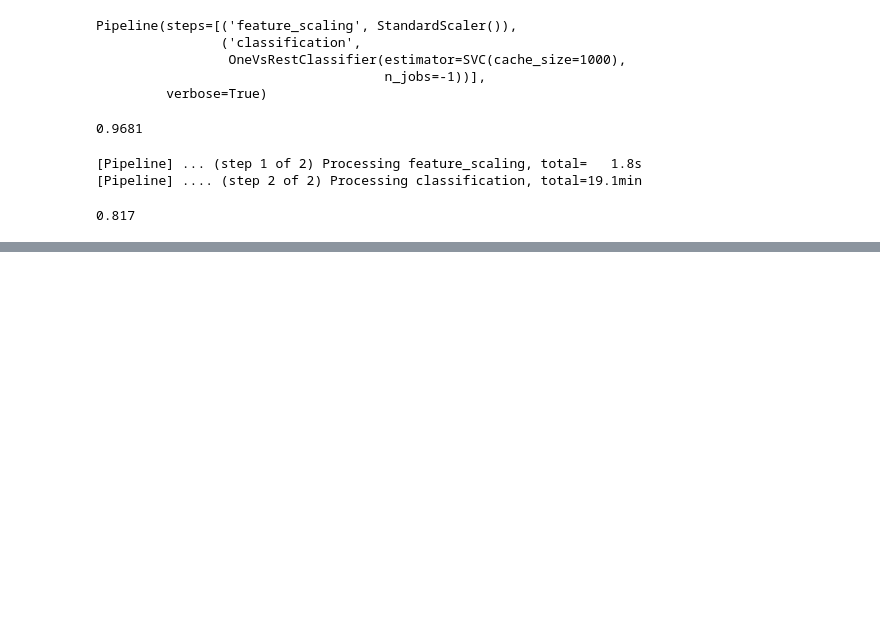
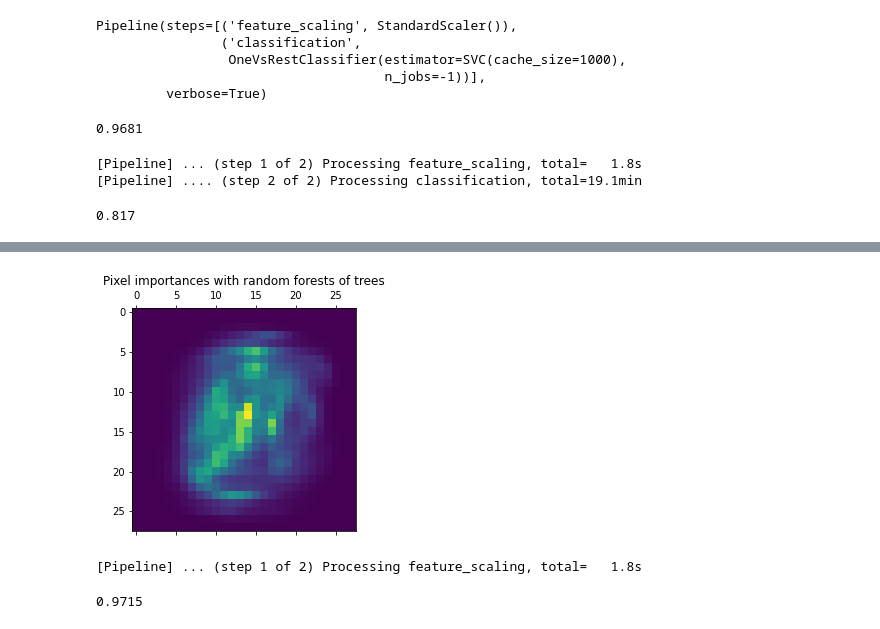
Before and after one commit to philj0st/MNIST-Digit-Classification, a Jupyter notebook: MNIST-Digits.ipynb, the cells around one changed output, grey strips where cells are left out. Cells and saved outputs as stored; diff of their text form; code cells hidden in the pictures; blank space fills up the shorter version.

```diff
--- a/MNIST-Digits.ipynb
+++ b/MNIST-Digits.ipynb
@@ -511,0 +580,9 @@ sigmoidSVC.score(X_test,y_test)
+# %%
+from sklearn.neighbors import KNeighborsClassifier
+knnC = KNeighborsClassifier(n_neighbors=5,weights='distance', n_jobs=-1)
+knnC.fit(X_train, y_train)
+# weights k score
+# distance 5 0.9691
+# distance 10 0.9684
+# uniform 10  0.9665
+# uniform 100 0.944
@@ -511,0 +595,15 @@ sigmoidSVC.score(X_test,y_test)
+# %%
+from sklearn.pipeline import Pipeline
+from sklearn.feature_selection import VarianceThreshold
+from sklearn.preprocessing import StandardScaler
+from sklearn.neighbors import KNeighborsClassifier
+
+knnCPipe = Pipeline([
+    # use a much higher threshold this time
+  ('feature_selection', VarianceThreshold()),
+#   ('feature_scaling', StandardScaler()),
+    # this requires quite a bit of installed ram
+  ('classification', KNeighborsClassifier(n_neighbors=5,weights='distance', n_jobs=-1))
+    ], verbose=2)
+
+knnCPipe.fit(X_train, y_train)
@@ -511,0 +668,5 @@ sigmoidSVC.score(X_test,y_test)
+# %%
+from sklearn.ensemble import RandomForestClassifier
+reg = RandomForestClassifier(n_estimators=10000, random_state=0, n_jobs=-1, verbose=2).fit(
+   X_train, y_train)
+reg.score(X_test, y_test)
@@ -512,2 +783,41 @@ sigmoidSVC.score(X_test,y_test)
+# %%
+importances = reg.feature_importances_
+importances = importances.reshape(28,28)
+
+# Plot pixel importances
+plt.matshow(importances, cmap=plt.cm.viridis)
+plt.title("Pixel importances with random forests of trees")
+plt.show()
+# %% [output]
+[figure, added]
+# %%
+from sklearn.svm import SVC
+from sklearn.pipeline import Pipeline
+from sklearn.feature_selection import VarianceThreshold
+from sklearn.preprocessing import StandardScaler
+from sklearn.multiclass import OneVsRestClassifier
+
+deg3polySVC_VT = Pipeline([
+# use a much higher threshold this time
+  ('feature_selection', VarianceThreshold(threshold=(100))),
+  ('feature_scaling', StandardScaler()),
+    # this requires quite a bit of installed ram
+  ('classification', SVC(
+          # If you have enough RAM available, it is recommended to set cache_size to a higher value
+          cache_size=2000,
+          # https://en.wikipedia.org/wiki/MNIST_database has an entry for a poly deg9 kernel SVM with a good score
+          kernel='poly',
+          degree=3,
+          gamma='auto',
+          tol=1e-2,
+          verbose=2)),
+],verbose=2)
+deg2polySVC.fit(X_train, y_train)
+# %% [output]
+[Pipeline] ... (step 1 of 2) Processing feature_scaling, total=   1.8s
+# %%
+deg3polySVC_VT.score(X_test,y_test)
+# %% [output]
+0.9715
 # %%
 # conda activate notebooks
```
Also changed, not shown: parts of 25 cells of this notebook.
